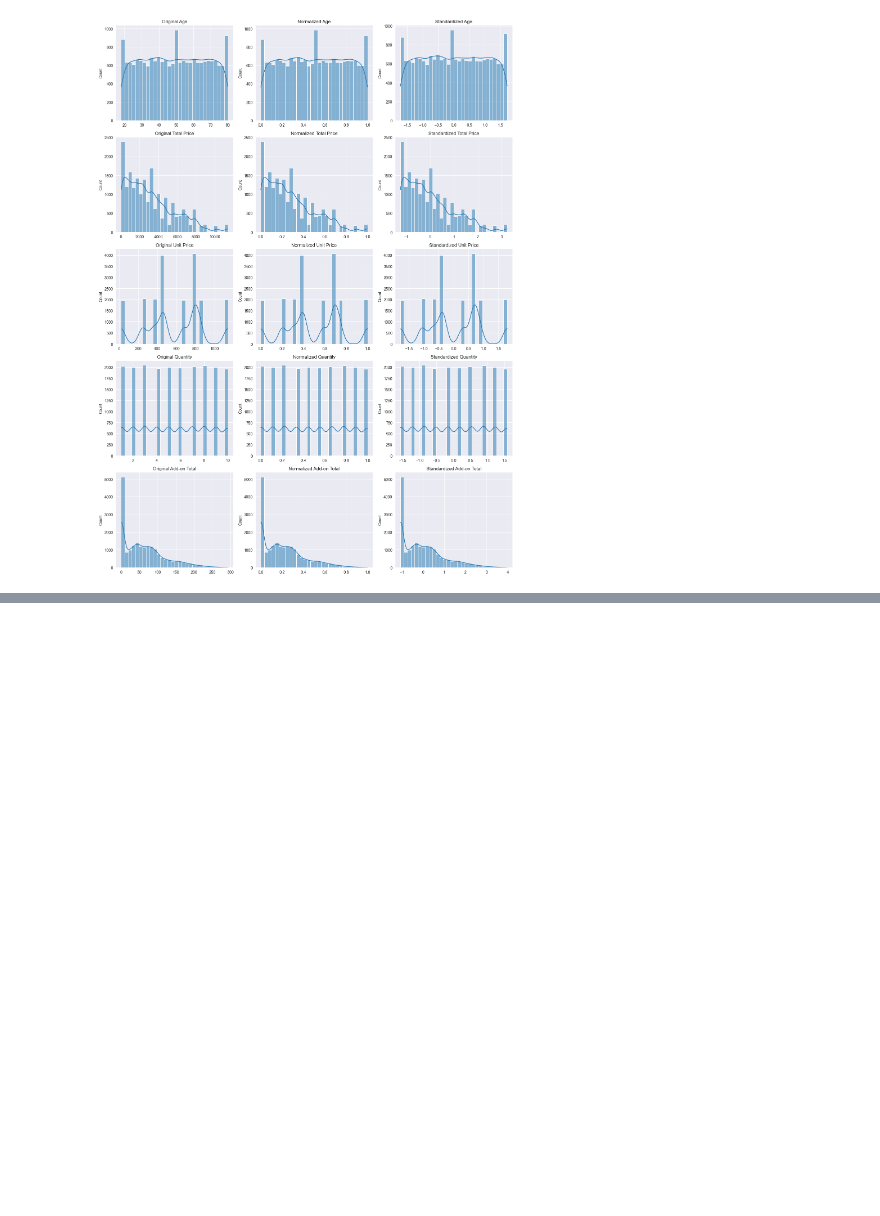
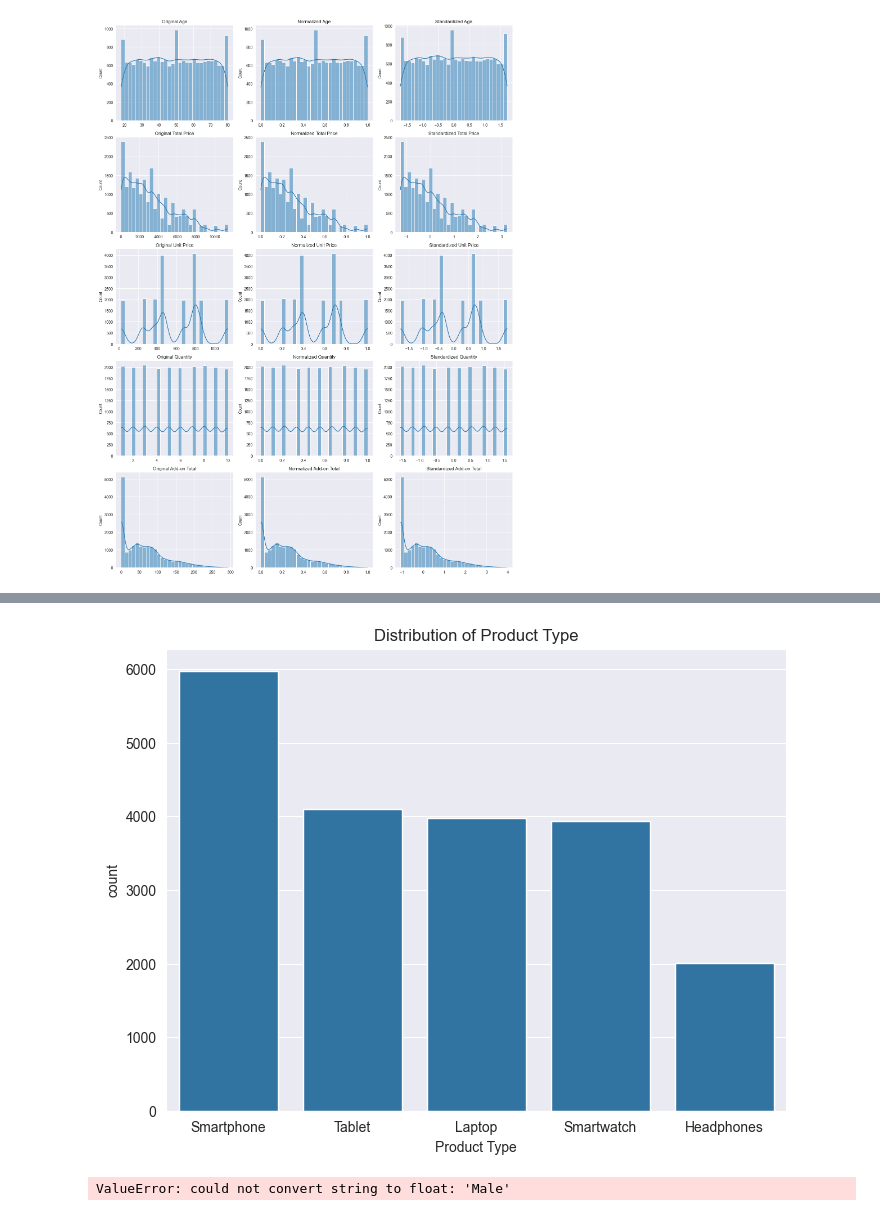
Before and after one commit to ZygimantasB/scikit-learn_training, a Jupyter notebook: algorithms_training/train_svc_gridseachcv.ipynb, the cells around one changed output, grey strips where cells are left out. Cells and saved outputs as stored; diff of their text form; code cells hidden in the pictures; blank space fills up the shorter version.

```diff
--- a/algorithms_training/train_svc_gridseachcv.ipynb
+++ b/algorithms_training/train_svc_gridseachcv.ipynb
@@ -116,0 +133,4 @@ plt.show()
+# %%
+visualize_class_distribution(df, 'Product Type')
+# %% [output]
+[figure, added]
@@ -116,0 +145,4 @@ plt.show()
+# %%
+X_train_res, y_train_res = smote.fit_resample(X_train, y_train)
+# %% [output]
+ValueError: could not convert string to float: 'Male'
```
Also changed, not shown: parts of 8 cells of this notebook.
